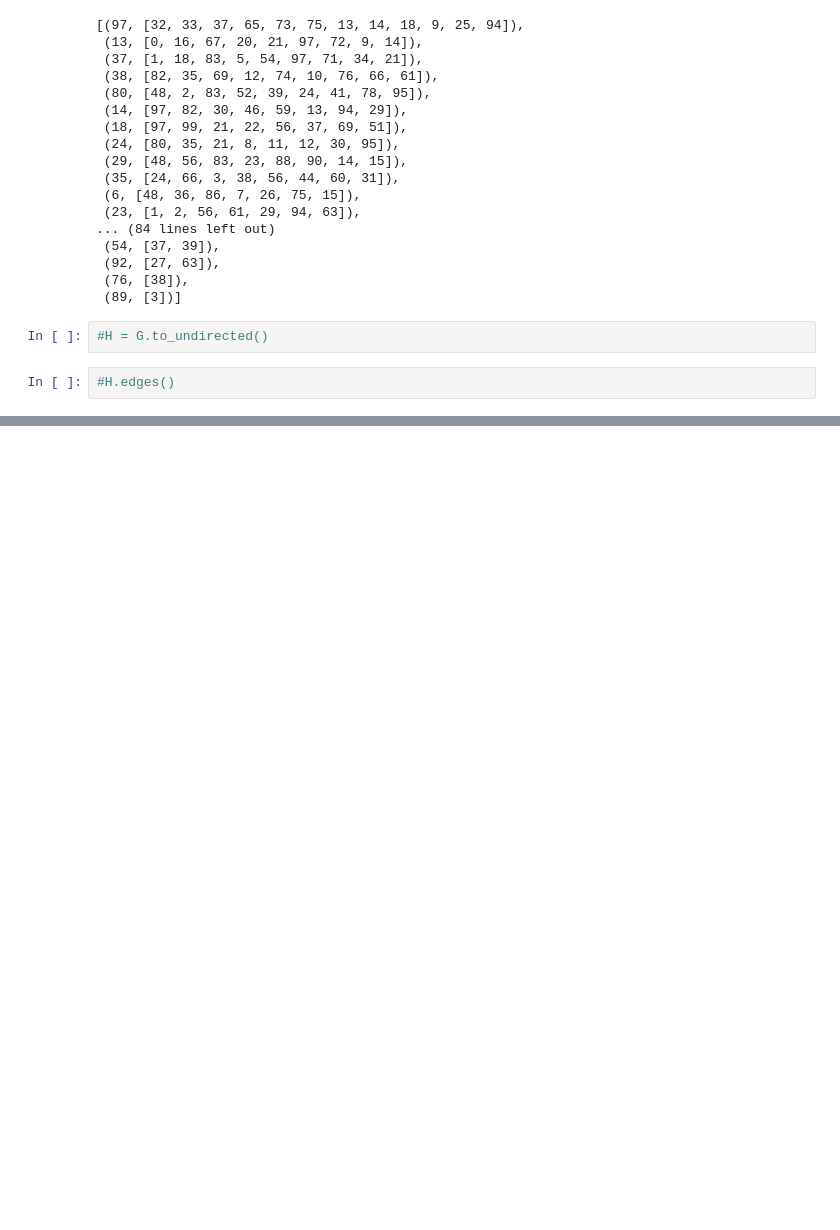
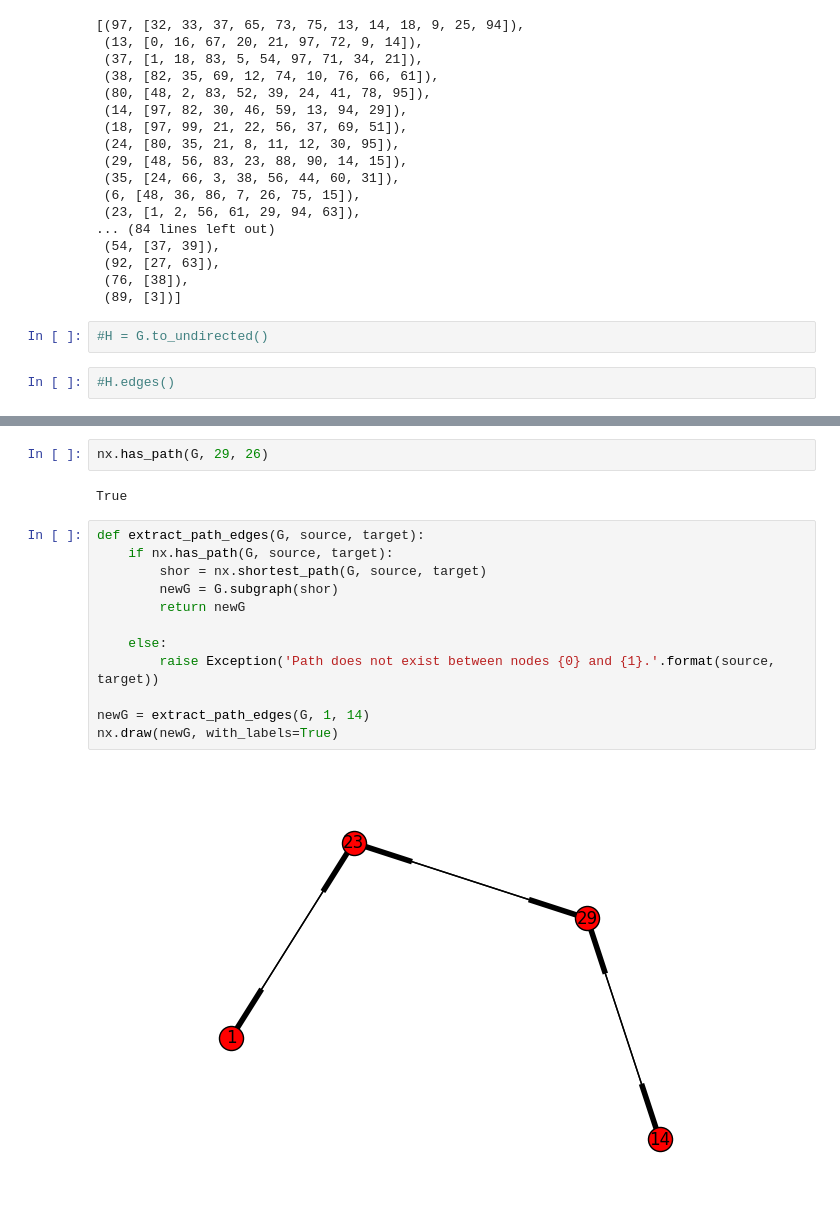
Before and after one commit to SubhankarGhosh/NetworkX, a Jupyter notebook: Paper.ipynb, the cells around one changed output, grey strips where cells are left out. Cells and saved outputs as stored; diff of their text form; blank space fills up the shorter version.

```diff
--- a/Paper.ipynb
+++ b/Paper.ipynb
@@ -456,0 +489,18 @@ sorted([(n,G.neighbors(n)) for n in G.nodes()], key=lambda x: len(x[1]), reverse
+# %%
+nx.has_path(G, 29, 26)
+# %% [output]
+True
+# %%
+def extract_path_edges(G, source, target):
+    if nx.has_path(G, source, target):
+        shor = nx.shortest_path(G, source, target)
+        newG = G.subgraph(shor)
+        return newG
+
+    else:
+        raise Exception('Path does not exist between nodes {0} and {1}.'.format(source, target))
+
+newG = extract_path_edges(G, 1, 14)
+nx.draw(newG, with_labels=True)
+# %% [output]
+[figure, added]
```
Also changed, not shown: parts of 12 cells of this notebook.
